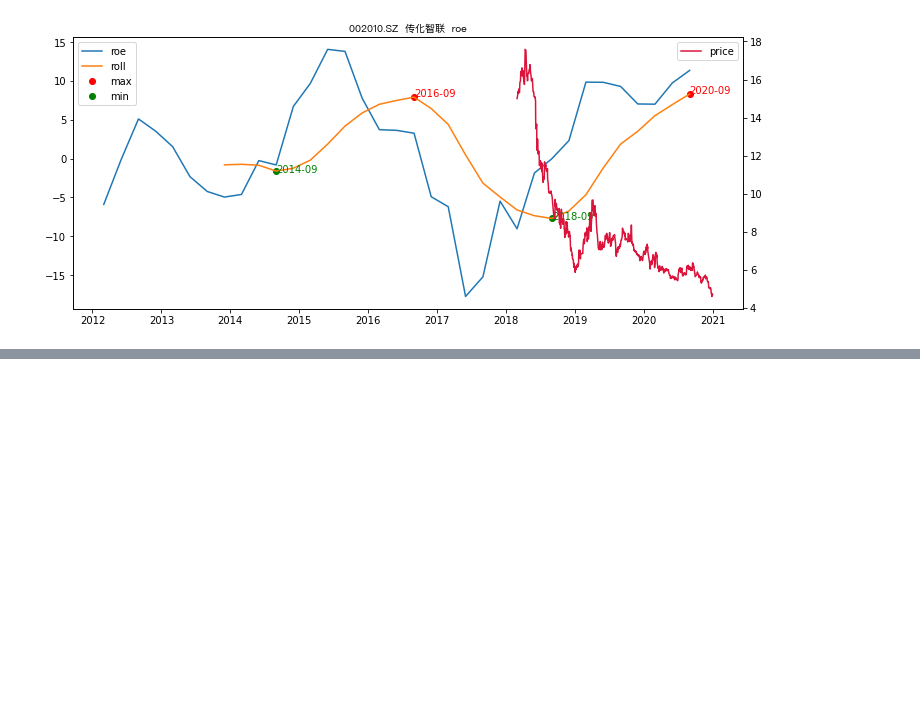
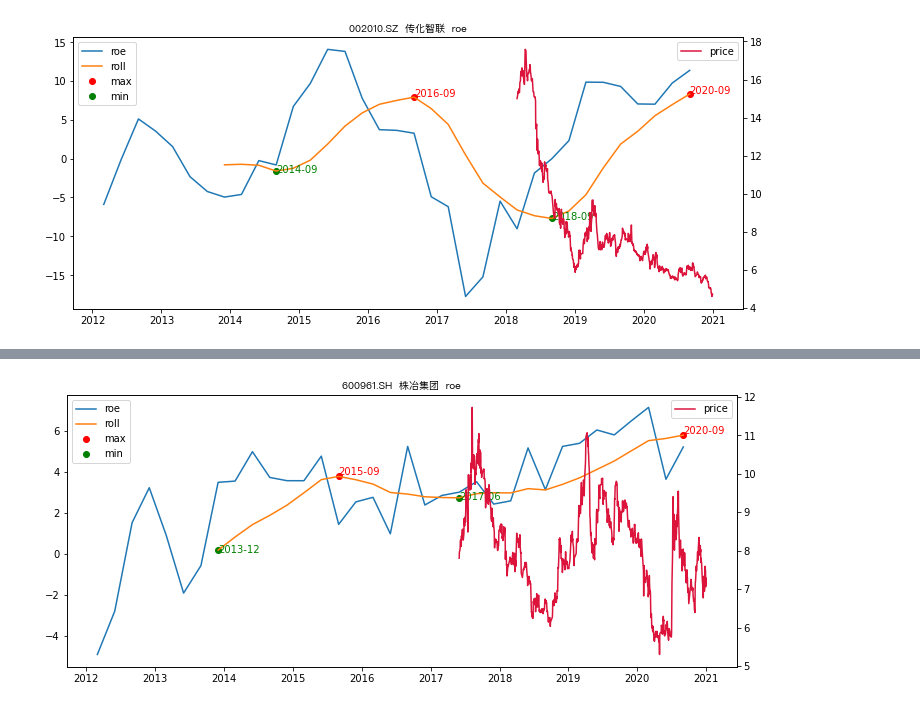
Before and after one commit to zch0423/ZSIntern, a Jupyter notebook: Mar18/tushare.ipynb, the cells around one changed output, grey strips where cells are left out. Cells and saved outputs as stored; diff of their text form; code cells hidden in the pictures; blank space fills up the shorter version.

```diff
--- a/Mar18/tushare.ipynb
+++ b/Mar18/tushare.ipynb
@@ -70,0 +184,4 @@ api.fina_indicator(ts_code='000612.SZ', start_date='20170131', end_date='2020123
+# %%
+plotIt("600961.SH", roe, mark, title="roe")
+# %% [output]
+[figure, added]
```
Also changed, not shown: parts of 17 cells of this notebook, 8 other files.
